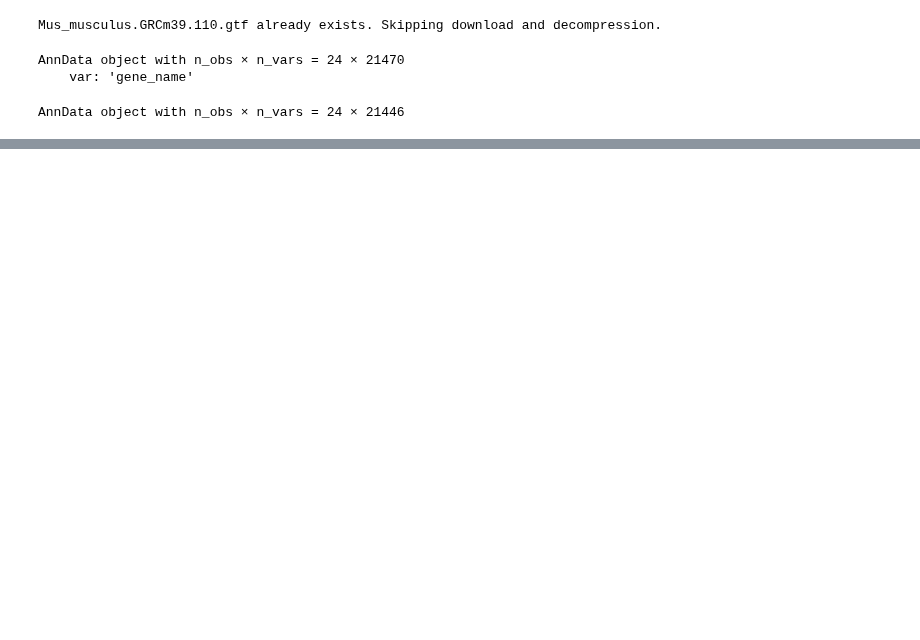
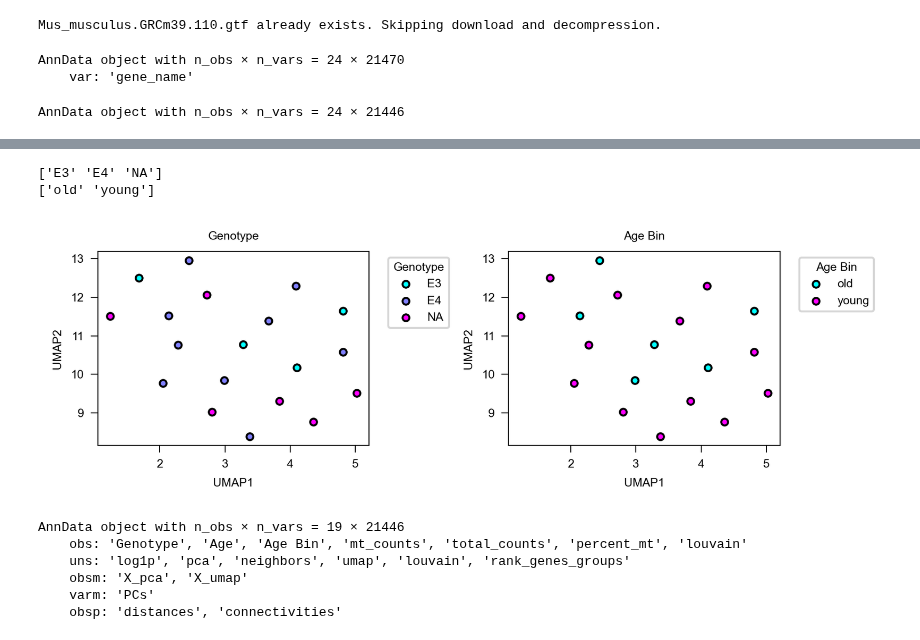
Before and after one commit to dtabuena/Workshop, a Jupyter notebook: PatchSeq_Pilot_scAnalysis.ipynb, the cells around one changed output, grey strips where cells are left out. Drawn from its saved outputs; the diff is of its cells as text; code cells hidden in the pictures; blank space fills up the shorter version.

```diff
--- a/PatchSeq_Pilot_scAnalysis.ipynb
+++ b/PatchSeq_Pilot_scAnalysis.ipynb
@@ -181,0 +416,63 @@ AnnData object with n_obs × n_vars = 24 × 21446
+# %%
+import matplotlib.pyplot as plt
+import matplotlib.lines as mlines
+
+# Define the metadata columns to plot, excluding 'Age'
+categories_to_plot = ['Genotype', 'Age Bin']
+
+# Create figure and axis
+fig, ax = plt.subplots(nrows=1, ncols=len(categories_to_plot), figsize=(6, 2), constrained_layout=True)
+
+# Loop through metadata columns to plot UMAP
+for i, category in enumerate(categories_to_plot):
+    # Extract UMAP coordinates and metadata
+    umap1 = patchseq_pilot_adata_norm.obsm['X_umap'][:, 0]
+    umap2 = patchseq_pilot_adata_norm.obsm['X_umap'][:, 1]
+    metadata = patchseq_pilot_adata_norm.obs[category].astype(str)
+
+    # Create color map
+    unique_values = metadata.unique()
+    print(unique_values)
+    cmap = plt.get_cmap('cool', len(unique_values))
+    color_map = {value: cmap(i) for i, value in enumerate(unique_values)}
+    colors = metadata.map(color_map)
+
+    # Plot UMAP with color coding
+    scatter = ax[i].scatter(umap1, umap2, c=colors, s=4, edgecolor='none')
+
+    # Create legend by plotting each category value
+    for value in unique_values:
+        mask = metadata == value
+        ax[i].scatter(umap1[mask], umap2[mask], c=[color_map[value]], s=12, edgecolor='k', label=value)
+
+    # Add legend and title
+    ax[i].legend(loc='upper left', bbox_to_anchor=(1.05, 1), title=category)
+
+    # Set axis labels and title
+    ax[i].set_title(category)
+    ax[i].set_xlabel('UMAP1')
+    ax[i].set_ylabel('UMAP2')
+
+# Adjust layout to accommodate the legend outside the plots
+plt.tight_layout()
+plt.savefig('umap_metadata_plots.png', bbox_inches='tight')  # Save as PNG file
+plt.show()
+# %% [output]
+['E3' 'E4' 'NA']
+['old' 'young']
+[figure, added]
+# %%
+# Perform Louvain clustering
+sc.tl.louvain(patchseq_pilot_adata_norm, resolution=1.0)
+
+# Perform differential expression testing
+sc.tl.rank_genes_groups(patchseq_pilot_adata_norm, 'louvain', method='t-test')  # 't-test' is the method; alternatives include 'wilcoxon' and 'logreg'
+
+patchseq_pilot_adata_norm
+# %% [output]
+AnnData object with n_obs × n_vars = 19 × 21446
+    obs: 'Genotype', 'Age', 'Age Bin', 'mt_counts', 'total_counts', 'percent_mt', 'louvain'
+    uns: 'log1p', 'pca', 'neighbors', 'umap', 'louvain', 'rank_genes_groups'
+    obsm: 'X_pca', 'X_umap'
+    varm: 'PCs'
+    obsp: 'distances', 'connectivities'
```
Also changed, not shown: parts of 17 cells of this notebook.
